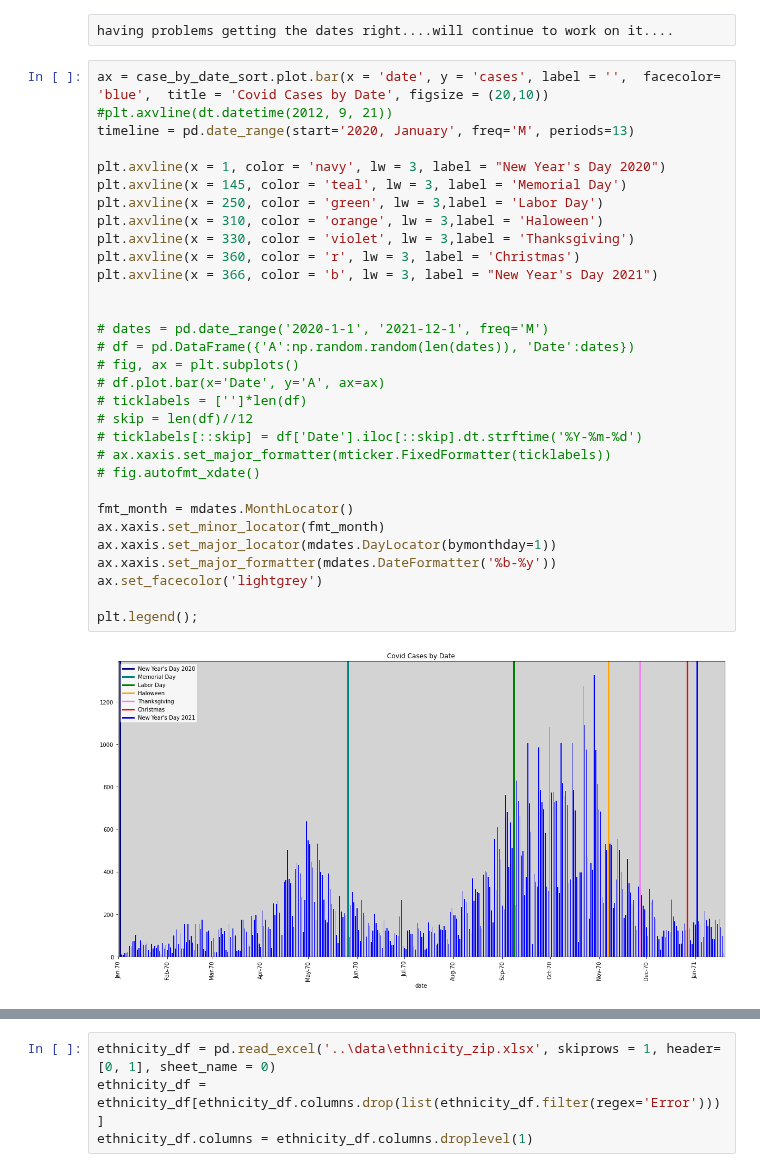
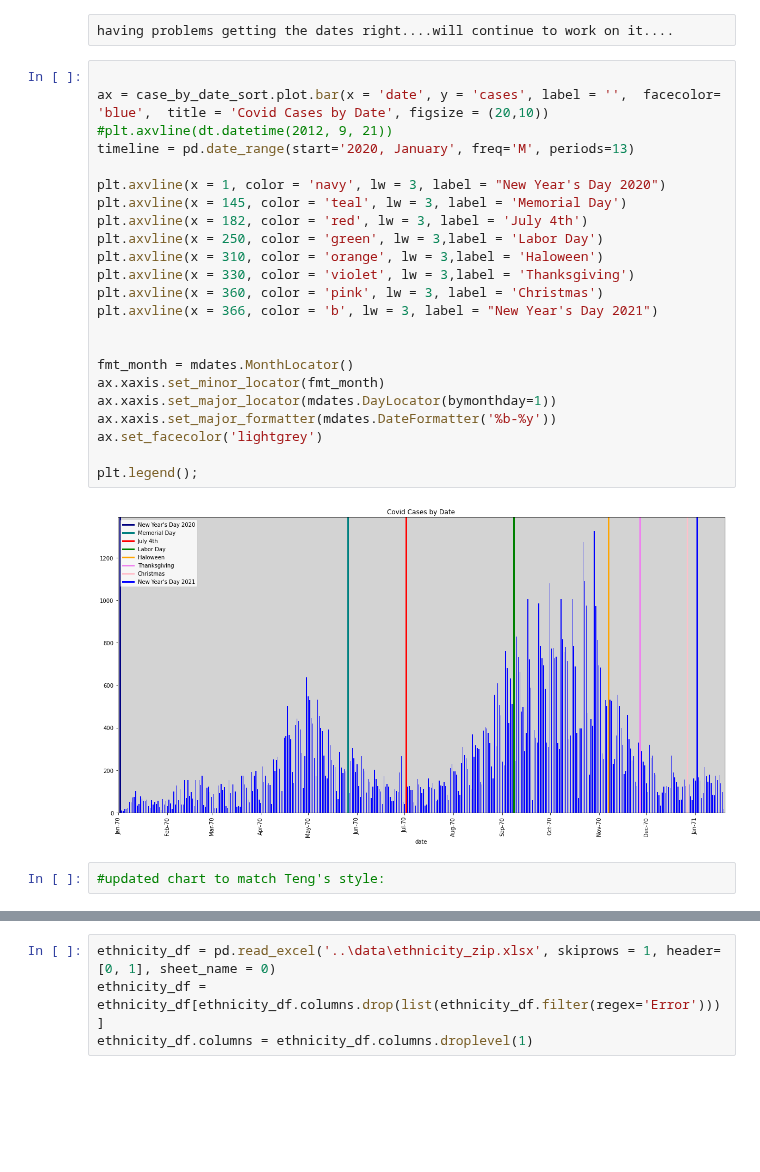
Before and after one commit to Engu12/nash-covid-cases-vaccines-honky_tonkin, a Jupyter notebook: notebooks/COVID.ipynb, the cells around one changed output, grey strips where cells are left out. Saved outputs shown, nothing was run; the diff lists cells and outputs as text; blank space fills up the shorter version.

```diff
--- a/notebooks/COVID.ipynb
+++ b/notebooks/COVID.ipynb
@@ -194,35 +194,29 @@ we are working to put vertical lines in the graph below to represent major holid
 # %% [raw]
 having problems getting the dates right....will continue to work on it....
 # %%
+
 ax = case_by_date_sort.plot.bar(x = 'date', y = 'cases', label = '',  facecolor= 'blue',  title = 'Covid Cases by Date', figsize = (20,10))
 #plt.axvline(dt.datetime(2012, 9, 21))
 timeline = pd.date_range(start='2020, January', freq='M', periods=13)
 
 plt.axvline(x = 1, color = 'navy', lw = 3, label = "New Year's Day 2020")
 plt.axvline(x = 145, color = 'teal', lw = 3, label = 'Memorial Day')
+plt.axvline(x = 182, color = 'red', lw = 3, label = 'July 4th')
 plt.axvline(x = 250, color = 'green', lw = 3,label = 'Labor Day')
 plt.axvline(x = 310, color = 'orange', lw = 3,label = 'Haloween')
 plt.axvline(x = 330, color = 'violet', lw = 3,label = 'Thanksgiving')
-plt.axvline(x = 360, color = 'r', lw = 3, label = 'Christmas')
+plt.axvline(x = 360, color = 'pink', lw = 3, label = 'Christmas')
 plt.axvline(x = 366, color = 'b', lw = 3, label = "New Year's Day 2021")
 
-
-# dates = pd.date_range('2020-1-1', '2021-12-1', freq='M')
-# df = pd.DataFrame({'A':np.random.random(len(dates)), 'Date':dates})
-# fig, ax = plt.subplots()
-# df.plot.bar(x='Date', y='A', ax=ax)
-# ticklabels = ['']*len(df)
-# skip = len(df)//12
-# ticklabels[::skip] = df['Date'].iloc[::skip].dt.strftime('%Y-%m-%d')
-# ax.xaxis.set_major_formatter(mticker.FixedFormatter(ticklabels))
-# fig.autofmt_xdate()
 
 fmt_month = mdates.MonthLocator()
 ax.xaxis.set_minor_locator(fmt_month)
 ax.xaxis.set_major_locator(mdates.DayLocator(bymonthday=1))
 ax.xaxis.set_major_formatter(mdates.DateFormatter('%b-%y'))
 ax.set_facecolor('lightgrey')
 
 plt.legend();
 # %% [output]
-[figure, old version]
+[figure, new version]
+# %%
+#updated chart to match Teng's style:
```
Also changed, not shown: parts of 7 cells of this notebook.
